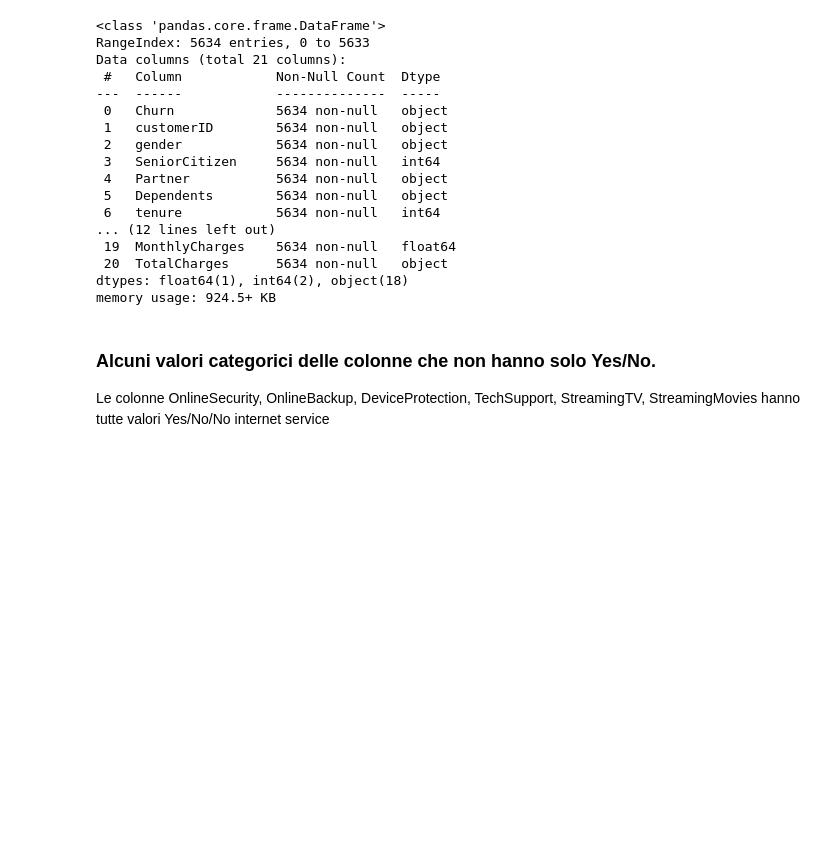
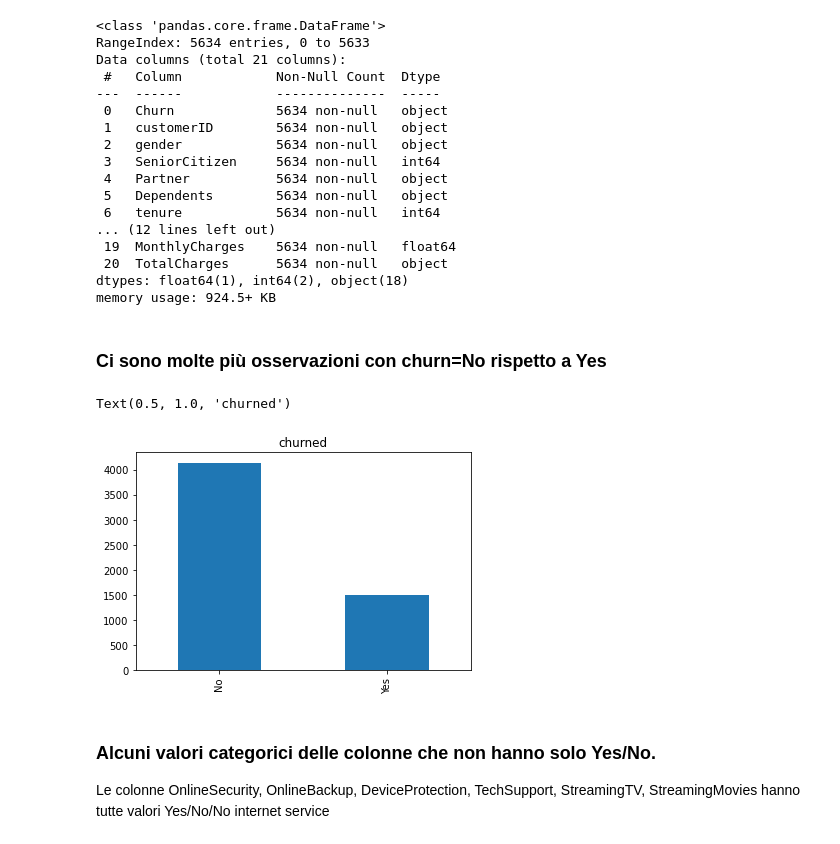
Before and after one commit to ale-pavel/challenge-telco-churn, a Jupyter notebook: Telco-Churn.ipynb, the cells around one changed output. Cells and saved outputs as stored; diff of their text form; code cells hidden in the pictures; blank space fills up the shorter version.

```diff
--- a/Telco-Churn.ipynb
+++ b/Telco-Churn.ipynb
@@ -39,6 +45,13 @@ Data columns (total 21 columns):
  20  TotalCharges      5634 non-null   object
 dtypes: float64(1), int64(2), object(18)
 memory usage: 924.5+ KB
+# %% [markdown]
+### Ci sono molte più osservazioni con churn=No rispetto a Yes
+# %%
+telco_data['Churn'].value_counts().plot(kind='bar').set_title('churned')
+# %% [output]
+Text(0.5, 1.0, 'churned')
+[figure, added]
 # %% [markdown]
 ### Alcuni valori categorici delle colonne che non hanno solo Yes/No.
 
```
Also changed, not shown: parts of 64 cells of this notebook, 1 other file.
